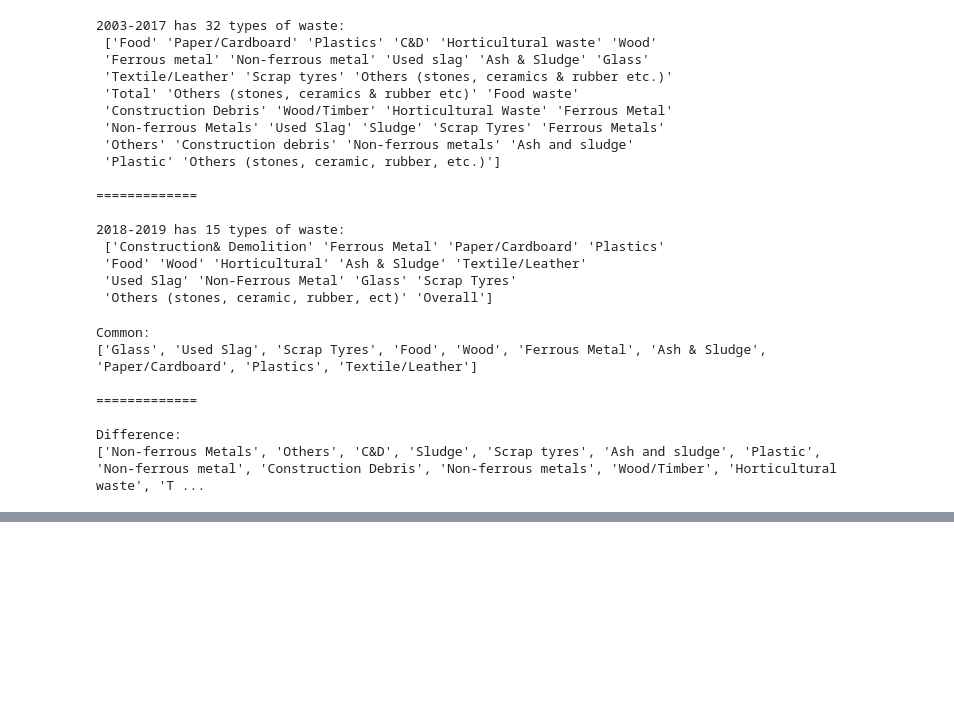
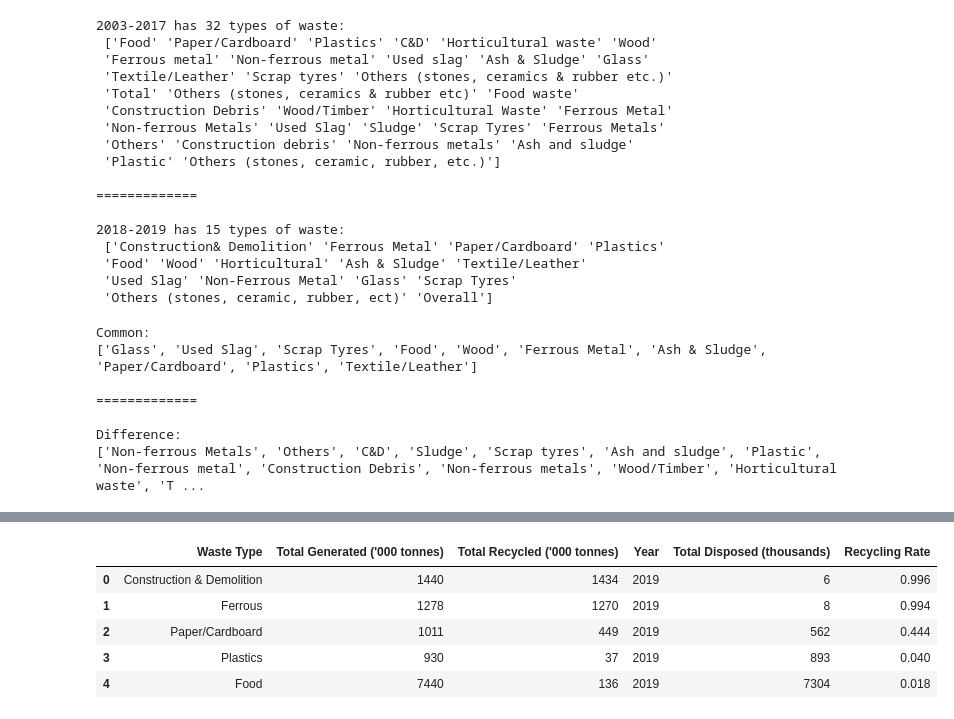
Before and after one commit to dissagaliyeva/machine_learning, a Jupyter notebook: project-energy-savings/energy_savings.ipynb, the cells around one changed output, grey strips where cells are left out. Cells and saved outputs as stored; diff of their text form; code cells hidden in the pictures; blank space fills up the shorter version.

```diff
--- a/project-energy-savings/energy_savings.ipynb
+++ b/project-energy-savings/energy_savings.ipynb
@@ -154,0 +202,15 @@ assert set(unique_waste2003_2017) == set(unique_waste2018_2019)
+# %%
+disposed = stats2018_2019['Total Generated (\'000 tonnes)'] - stats2018_2019['Total Recycled (\'000 tonnes)']
+recycling_rate = round(stats2018_2019['Total Recycled (\'000 tonnes)'] / stats2018_2019['Total Generated (\'000 tonnes)'], 3)
+
+# add missing columns
+stats2018_2019['Total Disposed (thousands)'] = disposed
+stats2018_2019['Recycling Rate'] = recycling_rate
+stats2018_2019.head()
+# %% [output]
+|  | Waste Type | Total Generated ('000 tonnes) | Total Recycled ('000 tonnes) | Year | Total Disposed (thousands) | Recycling Rate |
+| 0 | Construction & Demolition | 1440 | 1434 | 2019 | 6 | 0.996 |
+| 1 | Ferrous | 1278 | 1270 | 2019 | 8 | 0.994 |
+| 2 | Paper/Cardboard | 1011 | 449 | 2019 | 562 | 0.444 |
+| 3 | Plastics | 930 | 37 | 2019 | 893 | 0.040 |
+| 4 | Food | 7440 | 136 | 2019 | 7304 | 0.018 |
```
Also changed, not shown: parts of 8 cells of this notebook.
